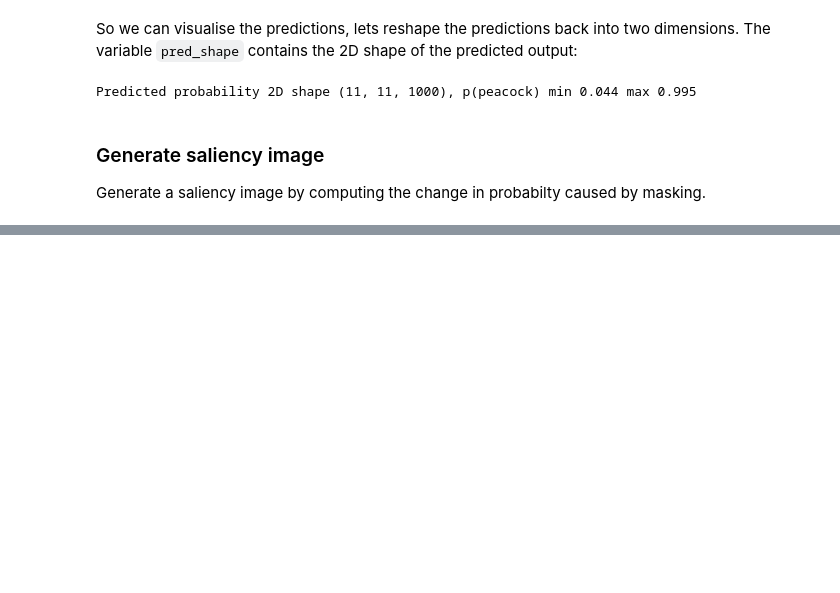
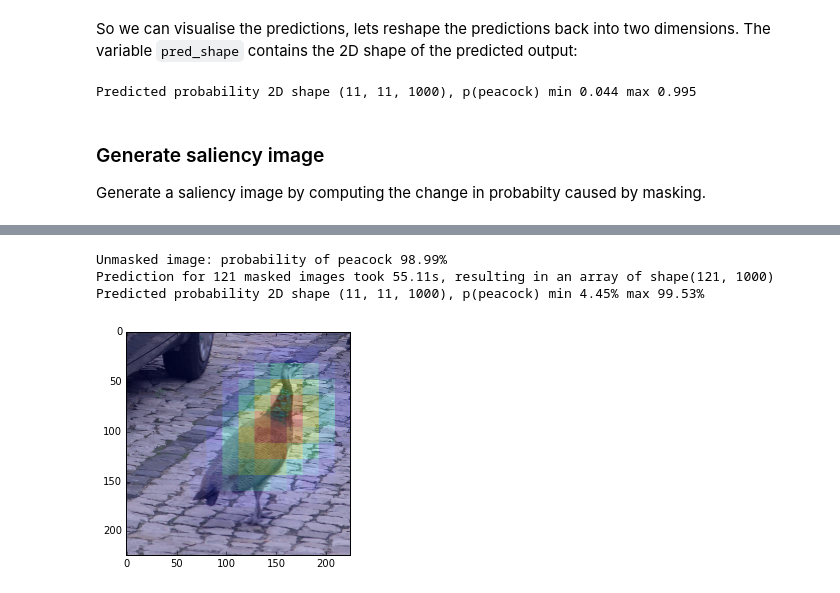
Before and after one commit to Britefury/deep-learning-tutorial-pydata, a Jupyter notebook: TUTORIAL 03 - Image region-level saliency using VGG-19 conv-net.ipynb, the cells around one changed output, grey strips where cells are left out. Saved outputs shown, nothing was run; the diff lists cells and outputs as text; code cells hidden in the pictures; blank space fills up the shorter version.

```diff
--- a/TUTORIAL 03 - Image region-level saliency using VGG-19 conv-net.ipynb
+++ b/TUTORIAL 03 - Image region-level saliency using VGG-19 conv-net.ipynb
@@ -139,0 +214,7 @@ plt.show()
+# %%
+visualise_block_saliency(img_for_vgg, (64,64), (16,16))
+# %% [output]
+Unmasked image: probability of peacock 98.99%
+Prediction for 121 masked images took 55.11s, resulting in an array of shape(121, 1000)
+Predicted probability 2D shape (11, 11, 1000), p(peacock) min 4.45% max 99.53%
+[figure, added]
```
Also changed, not shown: parts of 9 cells of this notebook.
